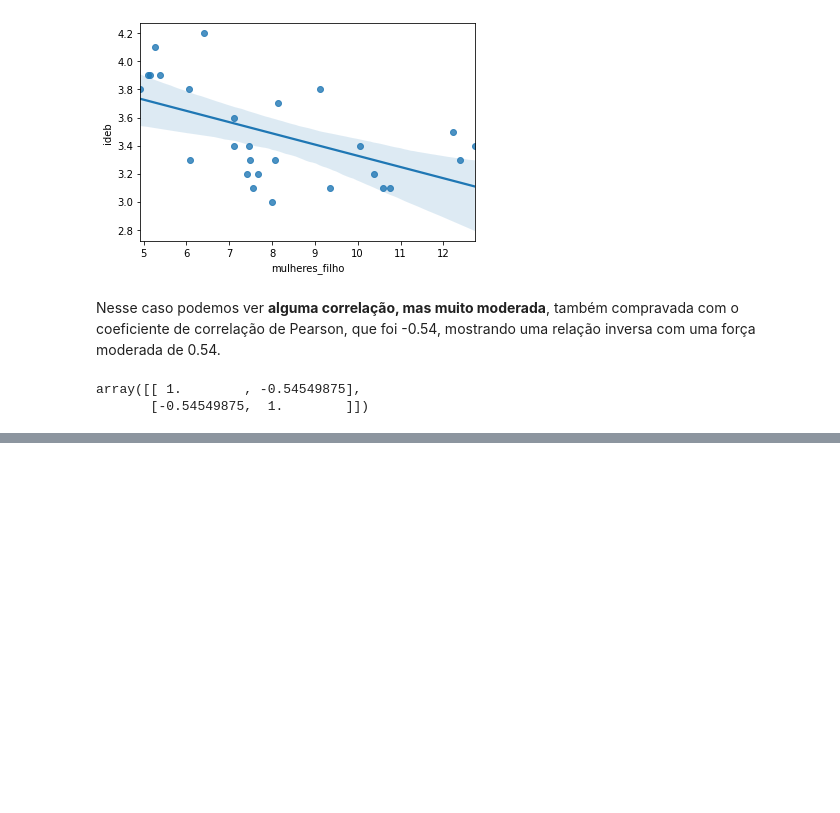
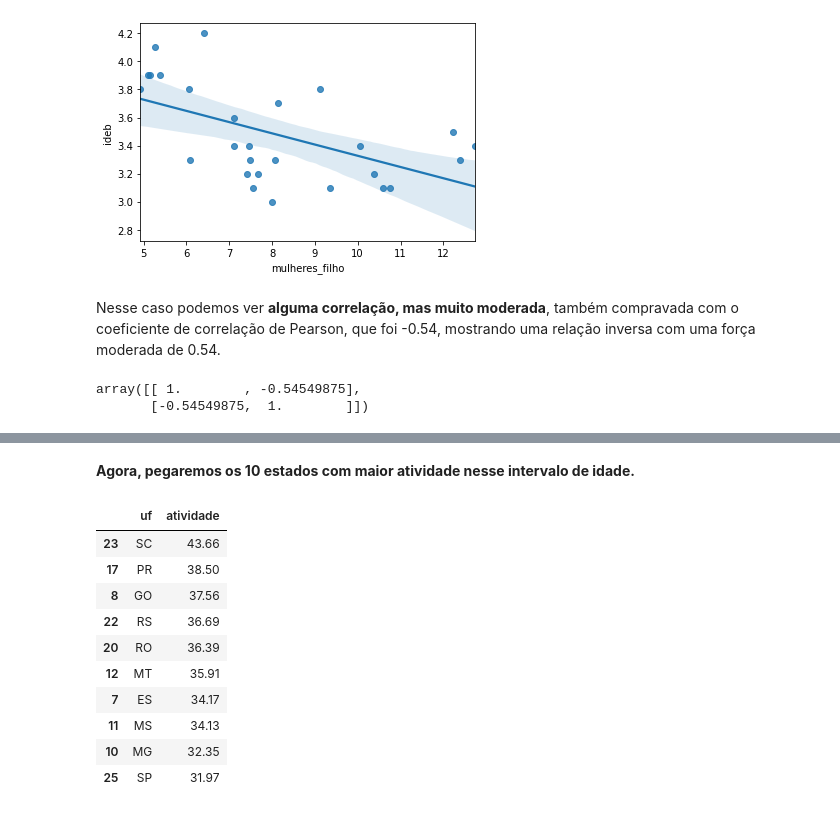
Before and after one commit to viniciuslettieri/analytica, a Jupyter notebook: Educacao_Brasileira/educacao_brasileira.ipynb, the cells around one changed output, grey strips where cells are left out. Cells and saved outputs as stored; diff of their text form; code cells hidden in the pictures; blank space fills up the shorter version.

```diff
--- a/Educacao_Brasileira/educacao_brasileira.ipynb
+++ b/Educacao_Brasileira/educacao_brasileira.ipynb
@@ -821,0 +867,17 @@ array([[ 1.        , -0.54549875],
+# %% [markdown]
+**Agora, pegaremos os 10 estados com maior atividade nesse intervalo de idade.**
+# %%
+df = pd.DataFrame({'uf':unidades_federativas, 'atividade':atividade2010}).sort_values(by='atividade', ascending=False)
+df.head(10)
+# %% [output]
+|  | uf | atividade |
+| 23 | SC | 43.66 |
+| 17 | PR | 38.50 |
+| 8 | GO | 37.56 |
+| 22 | RS | 36.69 |
+| 20 | RO | 36.39 |
+| 12 | MT | 35.91 |
+| 7 | ES | 34.17 |
+| 11 | MS | 34.13 |
+| 10 | MG | 32.35 |
+| 25 | SP | 31.97 |
```
Also changed, not shown: parts of 9 cells of this notebook.
